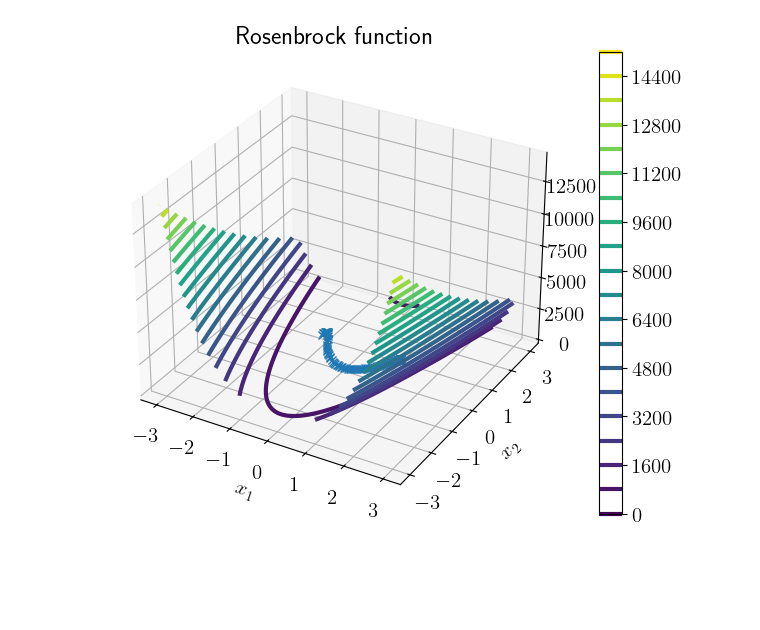
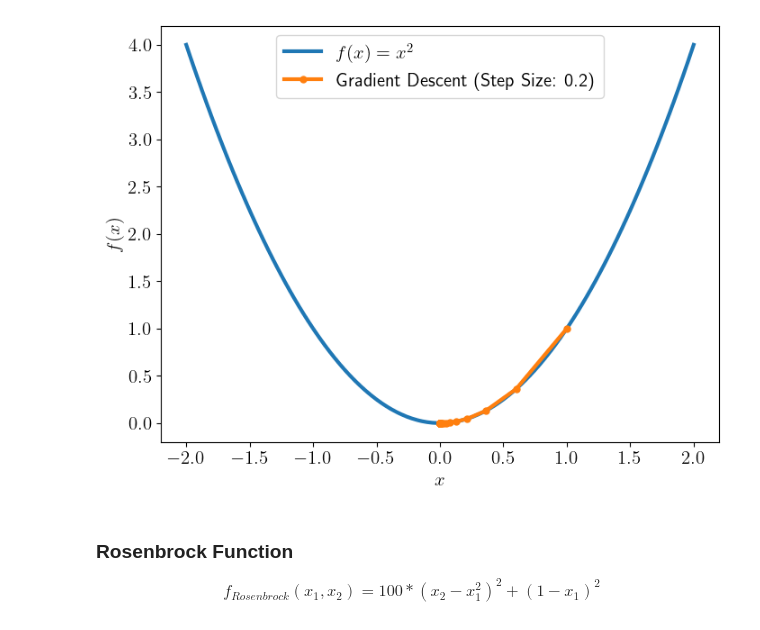
Before and after one commit to PrathamLalwani/BFGSProject, a Jupyter notebook: plotting.ipynb, the cells around one changed output. Saved outputs shown, nothing was run; the diff lists cells and outputs as text; code cells hidden in the pictures; blank space fills up the shorter version.

Commit message:
project

```diff
--- a/plotting.ipynb
+++ b/plotting.ipynb
@@ -25,0 +25,16 @@ print(jax.devices())
+# %%
+def quadratic(x):
+    return jnp.sum(x**2)
+
+x0 = jnp.array([1.0])
+x = jnp.linspace(-2, 2, 100)
+lr = 0.8
+xopt_gd, xs_gd = gradient_descent(quadratic, x0, .8, 100)
+plt.figure(figsize=(8, 6))
+plt.plot(x, jax.vmap(quadratic)(x),label='$f(x) = x^2$', color='C0')
+plt.plot(xs_gd[:,0], jax.vmap(quadratic)(xs_gd),'.-',markersize=10., label=f'Gradient Descent (Step Size: {lr})', color='C1')
+plt.xlabel('$x$')
+plt.ylabel('$f(x)$')
+plt.legend()
+plt.savefig('./figs/gradient_descent_high_learning_rate.png', dpi =300, bbox_inches='tight')
+plt.show()
@@ -26,3 +43,21 @@ print(jax.devices())
+# %%
+lr = 0.2
+xopt_gd, xs_gd = gradient_descent(quadratic, x0, lr, 100)
+plt.figure(figsize=(8, 6))
+plt.plot(x, jax.vmap(quadratic)(x),label='$f(x) = x^2$', color='C0')
+plt.plot(xs_gd[:,0], jax.vmap(quadratic)(xs_gd),'.-',markersize=10., label=f'Gradient Descent (Step Size: {lr})', color='C1')
+plt.xlabel('$x$')
+plt.ylabel('$f(x)$')
+plt.legend()
+plt.savefig('./figs/gradient_descent_low_learning_rate.png',dpi=300, bbox_inches='tight')
+plt.show()
+# %% [output]
+[figure, added]
+# %% [markdown]
+### Rosenbrock Function
+$$
+f_{Rosenbrock}(x_1,x_2) = 100*(x_2 - x_1^2)^2 + (1-x_1)^2
+$$
 # %%
 def rosenbrock(x):
     return 100 * (x[1] - x[0]**2)**2 + (1 - x[0])**2
@@ -31,20 +63,0 @@ xopt, xs = bfgs(rosenbrock, jnp.array([-1.2, 1.0]), tol=1e-6)
-# %%
-fig = plt.figure()
-ax = fig.add_subplot(111,projection='3d')
-fig.set_size_inches((8, 6))
-x = jnp.linspace(-3, 3, 100)
-x1, x2 = jnp.meshgrid(x, x)
-cf = ax.plot(x1,x2,rosenbrock((x1,x2)), levels=20, cmap='viridis')
-ax.plot(xs[:,0], xs[:,1], 'x-', lw=2)
-ax.clabel(cf, fontsize=12)
-fig.colorbar(cf)
-ax.set_xlabel(r'$x_1$')
-ax.set_ylabel(r'$x_2$')
-ax.set_title(r'Rosenbrock function')
-# plt.xlim(-2, 2)
-# plt.ylim(-1, 3)
-# plt.grid()
-# plt.savefig('rosenbrock.png', dpi=300, bbox_inches='tight')
-plt.show()
-# %% [output]
-[figure, removed]
```
Also changed, not shown: parts of 11 cells of this notebook, 32 other files.
